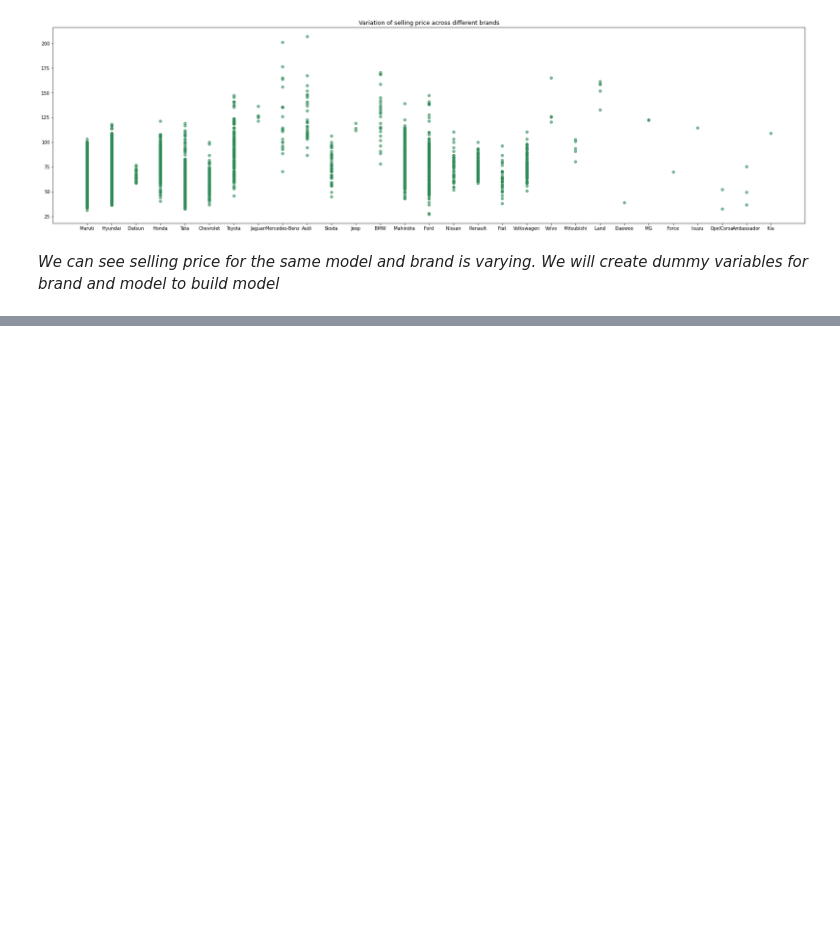
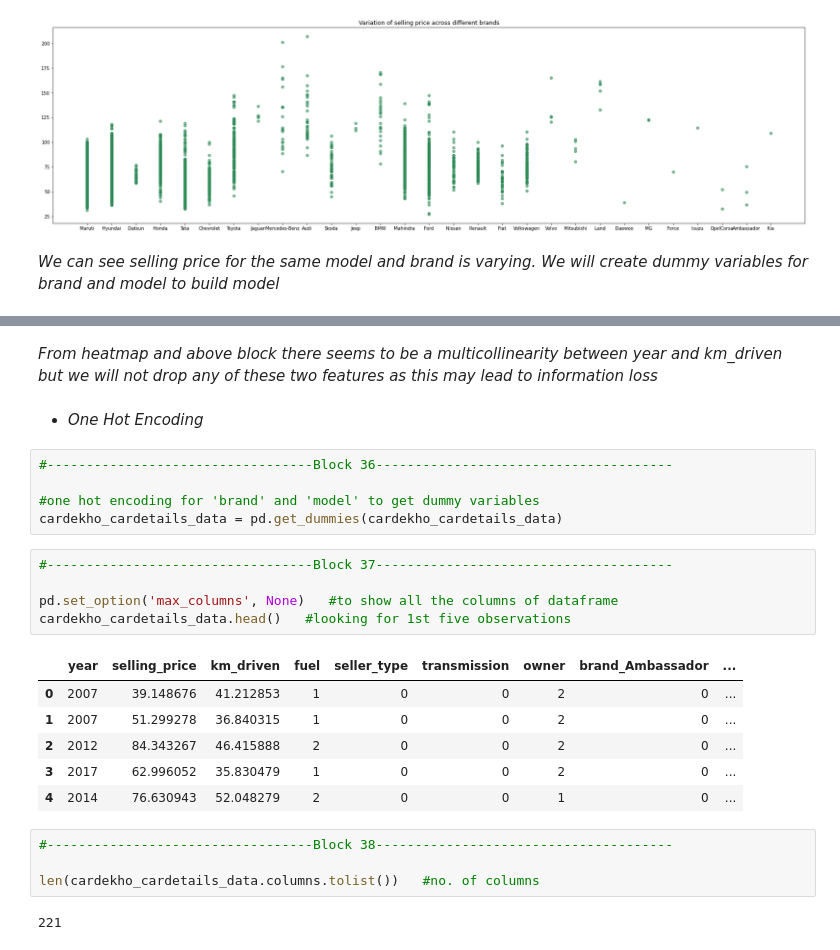
Before and after one commit to kiran9615/Linear-Regression-Model-Car-Dekho-, a Jupyter notebook: Linear_Regression_(Car_Dekho).ipynb, the cells around one changed output, grey strips where cells are left out. Cells and saved outputs as stored; diff of their text form; blank space fills up the shorter version.

```diff
--- a/Linear_Regression_(Car_Dekho).ipynb
+++ b/Linear_Regression_(Car_Dekho).ipynb
@@ -257,0 +410,27 @@ plt.show()
+# %% [markdown]
+*From heatmap and above block there seems to be a multicollinearity between year and km_driven but we will not drop any of these two features as this may lead to information loss*
+# %% [markdown]
+* *One Hot Encoding*
+# %%
+#----------------------------------Block 36--------------------------------------
+
+#one hot encoding for 'brand' and 'model' to get dummy variables
+cardekho_cardetails_data = pd.get_dummies(cardekho_cardetails_data)
+# %%
+#----------------------------------Block 37--------------------------------------
+
+pd.set_option('max_columns', None)   #to show all the columns of dataframe
+cardekho_cardetails_data.head()   #looking for 1st five observations
+# %% [output]
+|  | year | selling_price | km_driven | fuel | seller_type | transmission | owner | brand_Ambassador | ... |
+| 0 | 2007 | 39.148676 | 41.212853 | 1 | 0 | 0 | 2 | 0 | ... |
+| 1 | 2007 | 51.299278 | 36.840315 | 1 | 0 | 0 | 2 | 0 | ... |
+| 2 | 2012 | 84.343267 | 46.415888 | 2 | 0 | 0 | 2 | 0 | ... |
+| 3 | 2017 | 62.996052 | 35.830479 | 1 | 0 | 0 | 2 | 0 | ... |
+| 4 | 2014 | 76.630943 | 52.048279 | 2 | 0 | 0 | 1 | 0 | ... |
+# %%
+#----------------------------------Block 38--------------------------------------
+
+len(cardekho_cardetails_data.columns.tolist())   #no. of columns
+# %% [output]
+221
```
Also changed, not shown: parts of 73 cells of this notebook.
